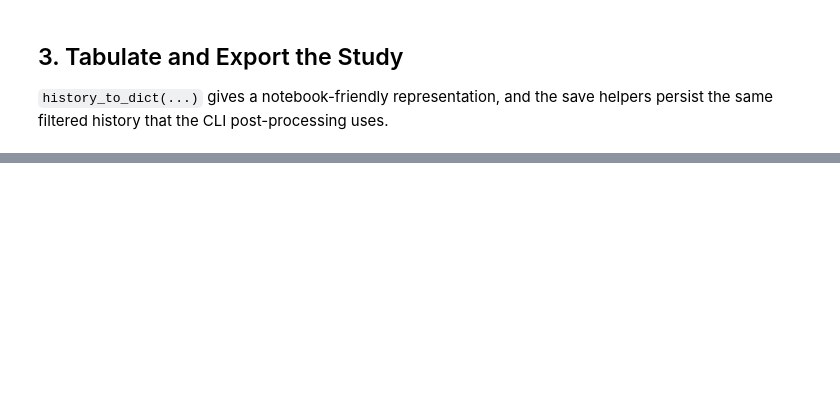
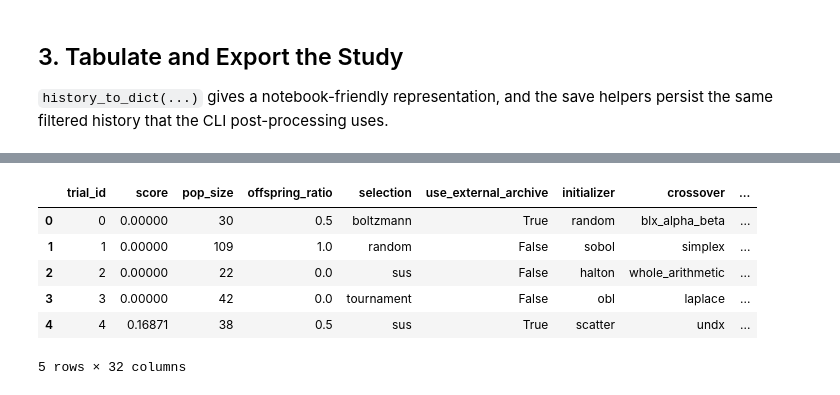
Before and after one commit to NicolasRodriguezUribe/VAMOS, a Jupyter notebook: notebooks/2_advanced/21_programmatic_tuning.ipynb, the cells around one changed output, grey strips where cells are left out. Cells and saved outputs as stored; diff of their text form; code cells hidden in the pictures; blank space fills up the shorter version.

```diff
--- a/notebooks/2_advanced/21_programmatic_tuning.ipynb
+++ b/notebooks/2_advanced/21_programmatic_tuning.ipynb
@@ -122,0 +156,15 @@ plt.show()
+# %%
+analysis_df = pd.DataFrame([
+    {'trial_id': record['trial_id'], 'score': record['score'], **record['config']}
+    for record in records
+]).sort_values('trial_id').reset_index(drop=True)
+analysis_df['best_so_far'] = analysis_df['score'].cummax()
+analysis_df.head()
+# %% [output]
+|  | trial_id | score | pop_size | offspring_ratio | selection | use_external_archive | initializer | crossover | ... |
+| 0 | 0 | 0.00000 | 30 | 0.5 | boltzmann | True | random | blx_alpha_beta | ... |
+| 1 | 1 | 0.00000 | 109 | 1.0 | random | False | sobol | simplex | ... |
+| 2 | 2 | 0.00000 | 22 | 0.0 | sus | False | halton | whole_arithmetic | ... |
+| 3 | 3 | 0.00000 | 42 | 0.0 | tournament | False | obl | laplace | ... |
+| 4 | 4 | 0.16871 | 38 | 0.5 | sus | True | scatter | undx | ... |
+5 rows × 32 columns
```
Also changed, not shown: parts of 11 cells of this notebook, 4 other files.
